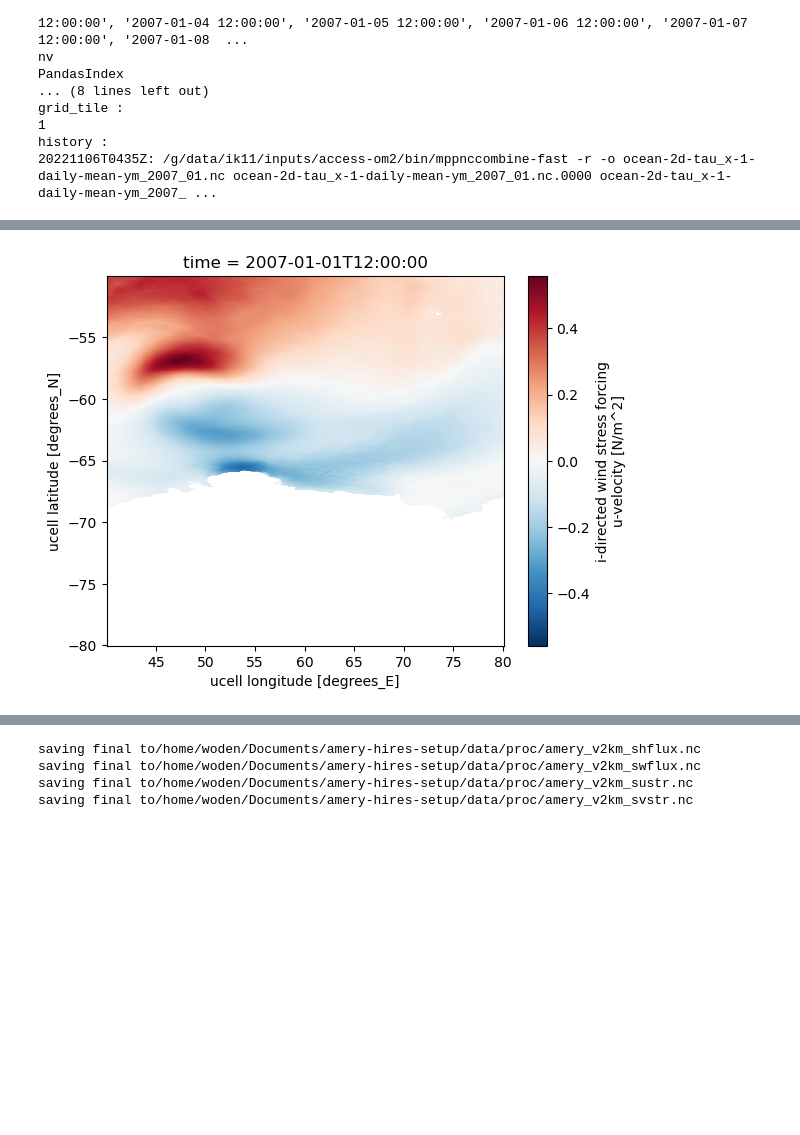
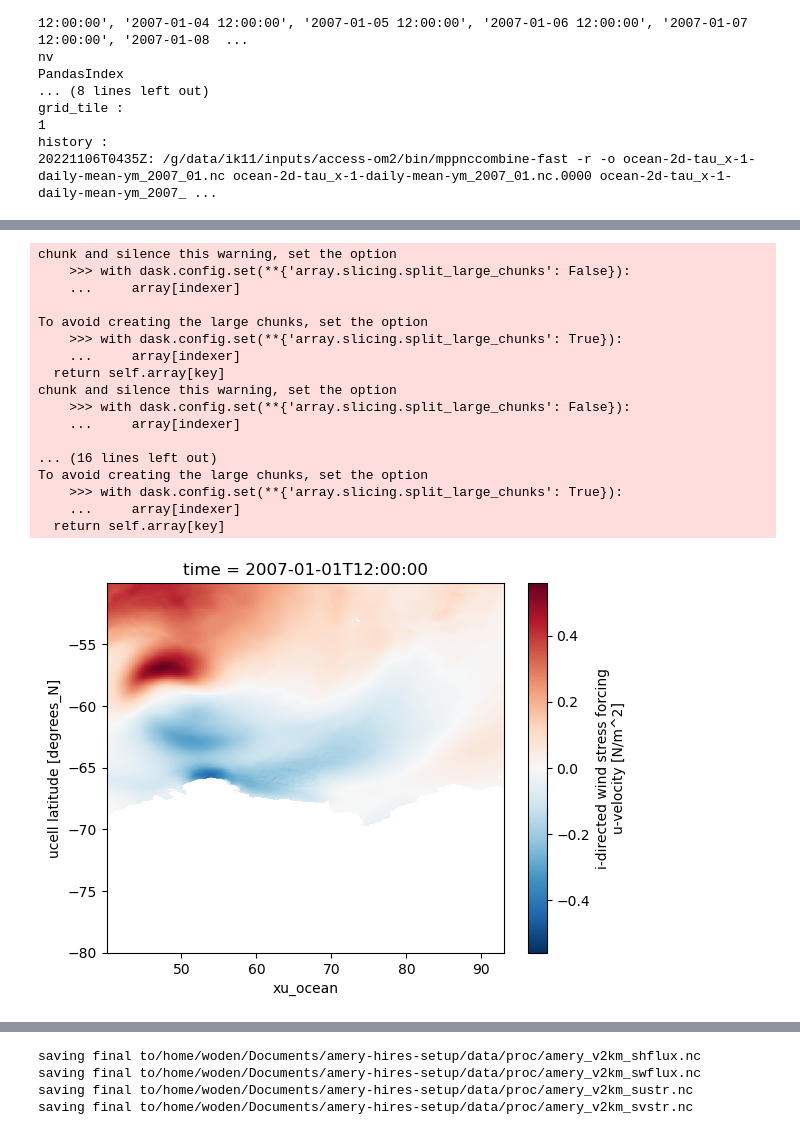
Before and after one commit to dgwyther/vanderford-setup, a Jupyter notebook: notebooks/make_sbc-amery_access.ipynb, the cells around one changed output, grey strips where cells are left out. Saved outputs shown, nothing was run; the diff lists cells and outputs as text; code cells hidden in the pictures; blank space fills up the shorter version.

```diff
--- a/notebooks/make_sbc-amery_access.ipynb
+++ b/notebooks/make_sbc-amery_access.ipynb
@@ -155,22 +175,45 @@ R_vlon[R_vlon<0]+=360
 # %%
+# remap the x-coordinate so that hte model seam doesn't cross the ROI.
+tau_x_full = tau_x_full.assign_coords({'xu_ocean': (tau_x_full['xu_ocean'] + 360) % 360})
+tau_y_full = tau_y_full.assign_coords({'xu_ocean': (tau_y_full['xu_ocean'] + 360) % 360})
+shflx_full = shflx_full.assign_coords({'xt_ocean': (shflx_full['xt_ocean'] + 360) % 360})
+swflx_full = swflx_full.assign_coords({'xt_ocean': (swflx_full['xt_ocean'] + 360) % 360})
+
 #access wind data is already daily data. So just crop to required geog limits:
 
-tau_x_temporary = tau_x_full.sel(yu_ocean=slice(-80,-50),xu_ocean=slice(40,93))
-tau_y_temporary = tau_y_full.sel(yu_ocean=slice(-80,-50),xu_ocean=slice(40,93))
-shflx_temporary = shflx_full.sel(yt_ocean=slice(-80,-50),xt_ocean=slice(40,93))
-swflx_temporary = swflx_full.sel(yt_ocean=slice(-80,-50),xt_ocean=slice(40,93))
+tau_x_temporary = tau_x_full.sortby('xu_ocean').sel(yu_ocean=slice(-80,-50),xu_ocean=slice(40,93))
+tau_y_temporary = tau_y_full.sortby('xu_ocean').sel(yu_ocean=slice(-80,-50),xu_ocean=slice(40,93))
+shflx_temporary = shflx_full.sortby('xt_ocean').sel(yt_ocean=slice(-80,-50),xt_ocean=slice(40,93))
+swflx_temporary = swflx_full.sortby('xt_ocean').sel(yt_ocean=slice(-80,-50),xt_ocean=slice(40,93))
 tau_x_temporary.tau_x.isel(time=0).plot()
 
 
 #get access coordinates
 t_lon,t_lat = shflx_temporary.xt_ocean.values,shflx_temporary.yt_ocean.values
 u_lon,u_lat = tau_x_temporary.xu_ocean.values,tau_x_temporary.yu_ocean.values
 t_lon_2d,t_lat_2d = np.meshgrid(t_lon,t_lat)
 u_lon_2d,u_lat_2d = np.meshgrid(u_lon,u_lat)
 t_lon_flat,t_lat_flat = t_lon_2d.flatten(),t_lat_2d.flatten()
 u_lon_flat,u_lat_flat = u_lon_2d.flatten(),u_lat_2d.flatten()
 # %% [output]
+chunk and silence this warning, set the option
+    >>> with dask.config.set(**{'array.slicing.split_large_chunks': False}):
+    ...     array[indexer]
+
+To avoid creating the large chunks, set the option
+    >>> with dask.config.set(**{'array.slicing.split_large_chunks': True}):
+    ...     array[indexer]
+  return self.array[key]
+chunk and silence this warning, set the option
+    >>> with dask.config.set(**{'array.slicing.split_large_chunks': False}):
+    ...     array[indexer]
+
+... (16 lines left out)
+To avoid creating the large chunks, set the option
+    >>> with dask.config.set(**{'array.slicing.split_large_chunks': True}):
+    ...     array[indexer]
+  return self.array[key]
-[figure, old version]
+[figure, new version]
 # %%
 # #define regridding functions for era and tamura data
 # # griddata takes flat arrays of source points and data and interpolates to 2d grid
```
Also changed, not shown: parts of 15 cells of this notebook, 1 other file.
